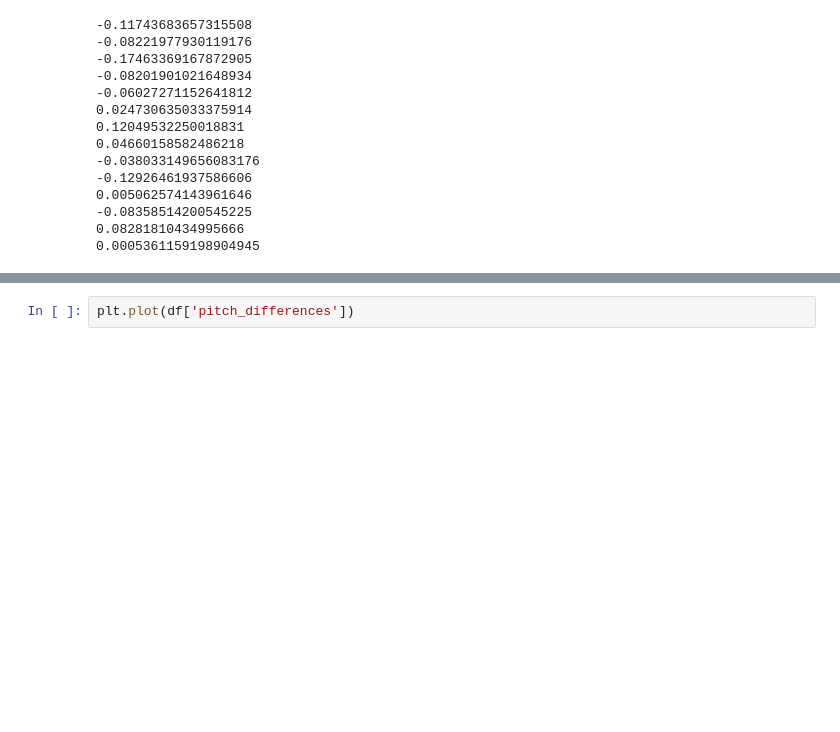
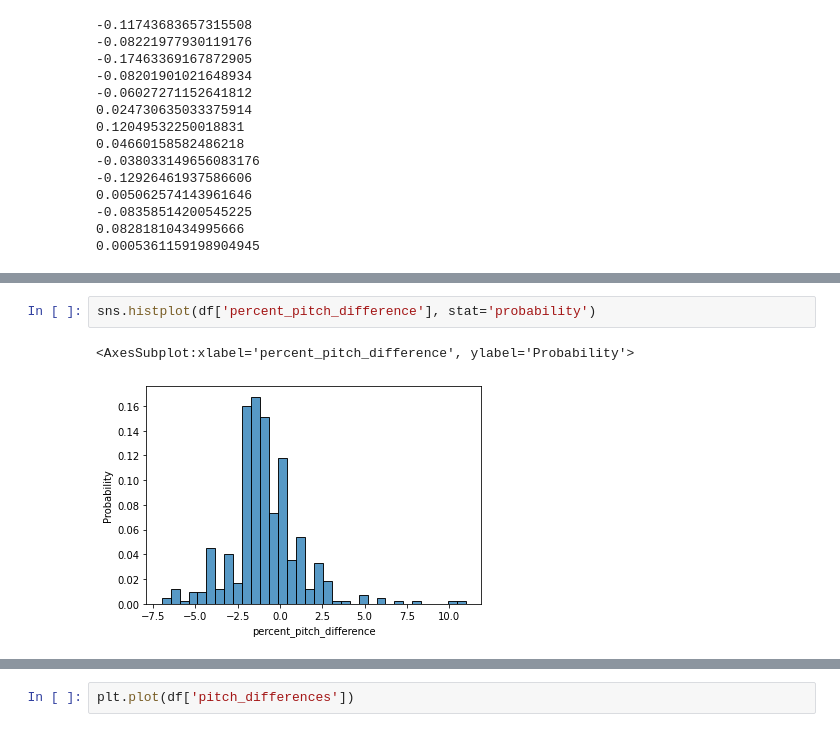
Before and after one commit to CameronDHarris/jazzflow, a Jupyter notebook: benWebsterBot.ipynb, the cells around one changed output, grey strips where cells are left out. Drawn from its saved outputs; the diff is of its cells as text; blank space fills up the shorter version.

```diff
--- a/benWebsterBot.ipynb
+++ b/benWebsterBot.ipynb
@@ -243,0 +595,5 @@ for i in range(1, 15):
+# %%
+sns.histplot(df['percent_pitch_difference'], stat='probability')
+# %% [output]
+<AxesSubplot:xlabel='percent_pitch_difference', ylabel='Probability'>
+[figure, added]
```
Also changed, not shown: parts of 78 cells of this notebook.
